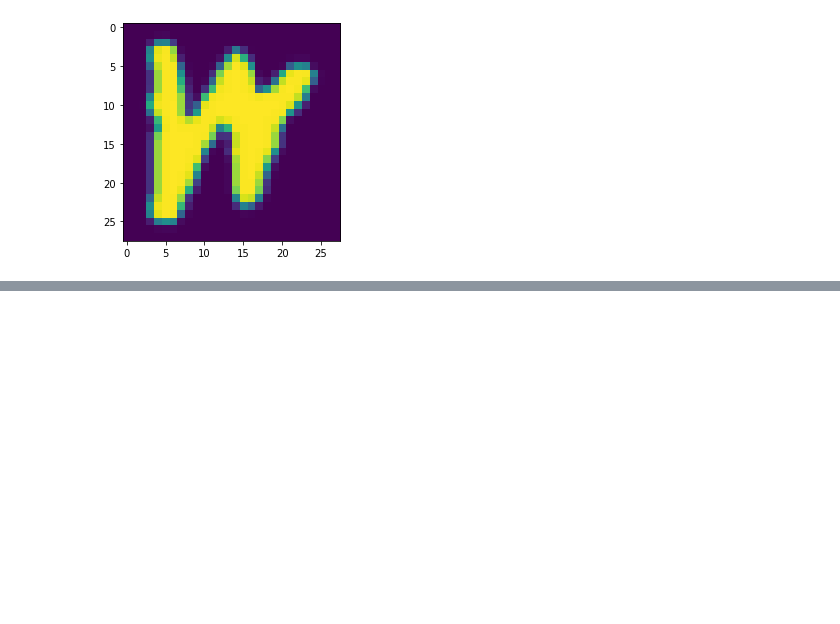
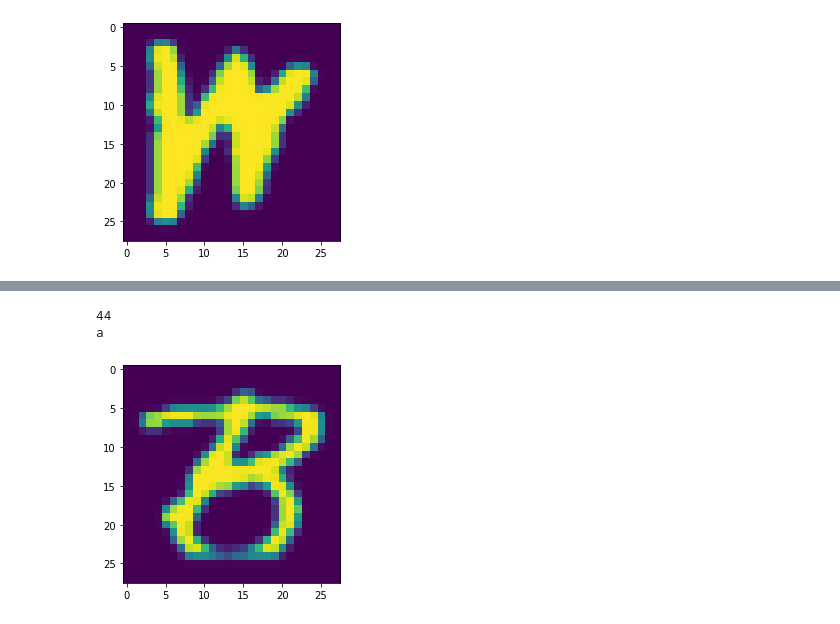
Before and after one commit to avengercelona/Character_recognition, a Jupyter notebook: MNIST_CHARACTERS.ipynb, the cells around one changed output, grey strips where cells are left out. Saved outputs shown, nothing was run; the diff lists cells and outputs as text; code cells hidden in the pictures; blank space fills up the shorter version.

```diff
--- a/MNIST_CHARACTERS.ipynb
+++ b/MNIST_CHARACTERS.ipynb
@@ -69,13 +73,13 @@ model = Net().to("cuda")
 # %%
 #constants
 
-learning_rate = 0.0001
+learning_rate = 0.01
 batch_size = 64
-epochs = 10
+epochs = 15
 # %%
 loss_fn = nn.CrossEntropyLoss()
 # %%
-optimizer = optim.SGD(model.parameters(), lr = learning_rate, momentum=0.9)
+optimizer = optim.SGD(model.parameters(), lr = learning_rate)
 # %%
 for t in range(epochs):
     print(f"Epoch {t+1}\n-------------------------------")
@@ -133,0 +161,15 @@ tensor(88.6635, device='cuda:0')
+# %%
+for i in range(0,m_test):
+    arr = X_test[i]
+    test_tensor = (arr).to("cuda")
+    pred = torch.argmax(model(test_tensor.unsqueeze(dim=0))).item()
+    truth = torch.argmax(Y_test[i]).item()
+    if pred != truth:
+        show_img(X[i])
+        print(i)
+        print(letters[truth])
+        break
+# %% [output]
+44
+a
+[figure, added]
```
Also changed, not shown: parts of 8 cells of this notebook.
